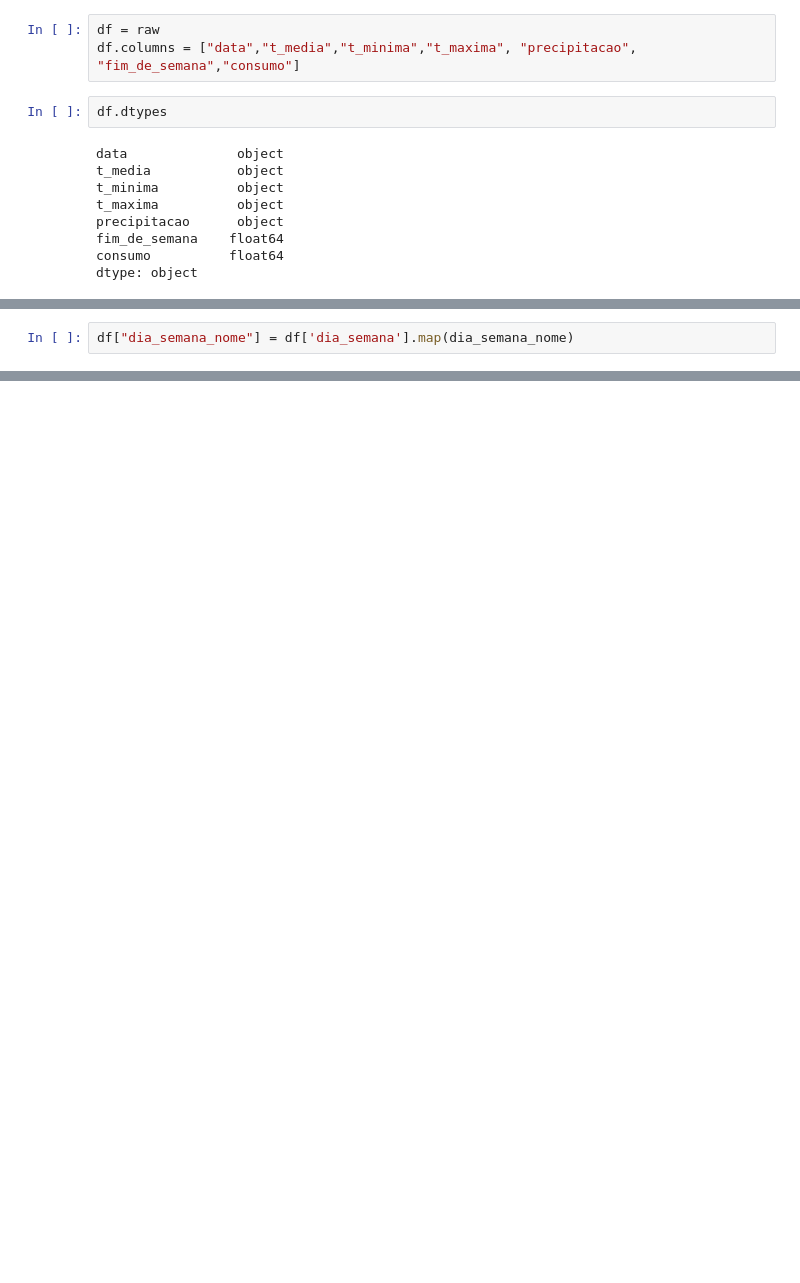
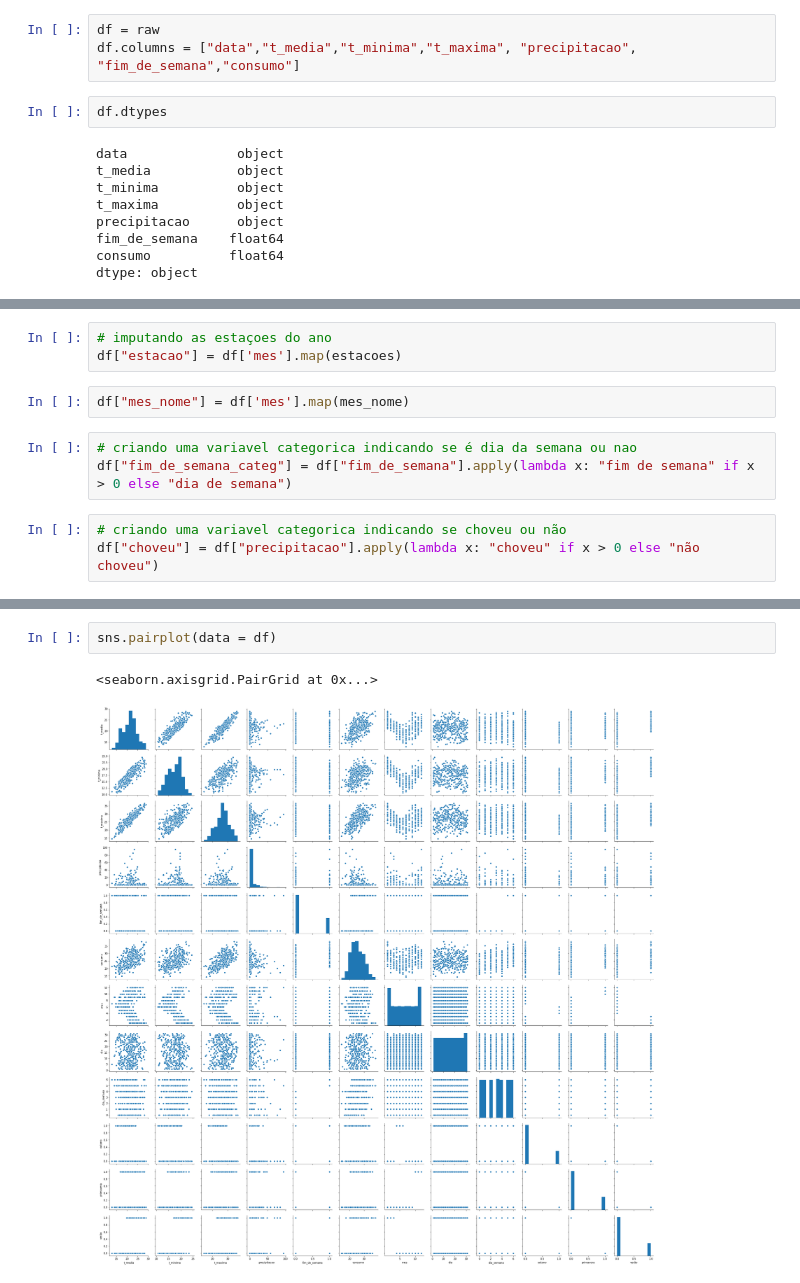
Before and after one commit to lorransr/beer_sp, a Jupyter notebook: beer_analysis.ipynb, the cells around one changed output, grey strips where cells are left out. Cells and saved outputs as stored; diff of their text form; blank space fills up the shorter version.

```diff
--- a/beer_analysis.ipynb
+++ b/beer_analysis.ipynb
@@ -41,2 +102,11 @@ dia_semana_nome = {0:"segunda-feira",1:"terça-feira",2:"quarta-feira",3:"quinta
+# %%
+# imputando as estaçoes do ano
+df["estacao"] = df['mes'].map(estacoes)
 # %%
-df["dia_semana_nome"] = df['dia_semana'].map(dia_semana_nome)
+df["mes_nome"] = df['mes'].map(mes_nome)
+# %%
+# criando uma variavel categorica indicando se é dia da semana ou nao
+df["fim_de_semana_categ"] = df["fim_de_semana"].apply(lambda x: "fim de semana" if x > 0 else "dia de semana")
+# %%
+# criando uma variavel categorica indicando se choveu ou não
+df["choveu"] = df["precipitacao"].apply(lambda x: "choveu" if x > 0 else "não choveu")
@@ -42,0 +127,5 @@ df["dia_semana_nome"] = df['dia_semana'].map(dia_semana_nome)
+# %%
+sns.pairplot(data = df)
+# %% [output]
+<seaborn.axisgrid.PairGrid at 0x...>
+[figure, added]
```
Also changed, not shown: parts of 25 cells of this notebook.
